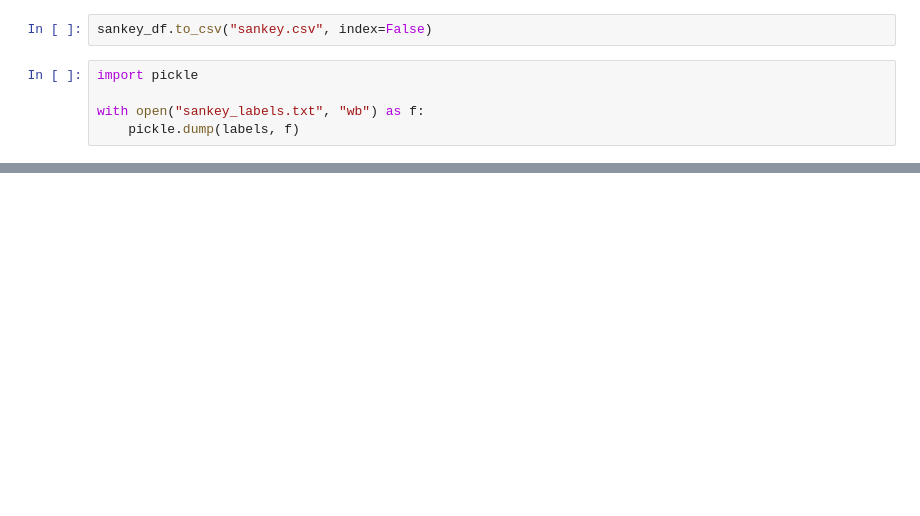
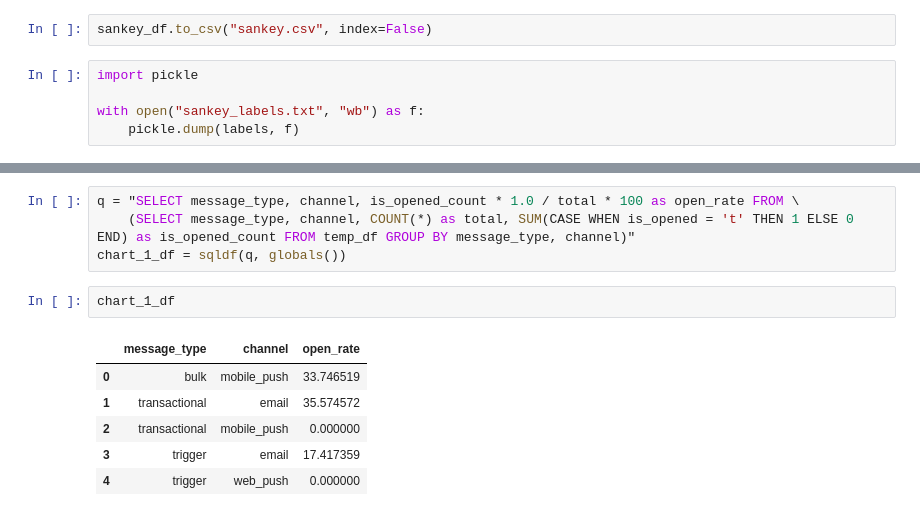
Before and after one commit to cdy3870/pyspark_transactions, a Jupyter notebook: pyspark_actions.ipynb, the cells around one changed output, grey strips where cells are left out. Cells and saved outputs as stored; diff of their text form; blank space fills up the shorter version.

```diff
--- a/pyspark_actions.ipynb
+++ b/pyspark_actions.ipynb
@@ -533,0 +732,13 @@ with open("sankey_labels.txt", "wb") as f:
+# %%
+q = "SELECT message_type, channel, is_opened_count * 1.0 / total * 100 as open_rate FROM \
+    (SELECT message_type, channel, COUNT(*) as total, SUM(CASE WHEN is_opened = 't' THEN 1 ELSE 0 END) as is_opened_count FROM temp_df GROUP BY message_type, channel)"
+chart_1_df = sqldf(q, globals())
+# %%
+chart_1_df
+# %% [output]
+|  | message_type | channel | open_rate |
+| 0 | bulk | mobile_push | 33.746519 |
+| 1 | transactional | email | 35.574572 |
+| 2 | transactional | mobile_push | 0.000000 |
+| 3 | trigger | email | 17.417359 |
+| 4 | trigger | web_push | 0.000000 |
```
Also changed, not shown: parts of 69 cells of this notebook, 3 other files.
